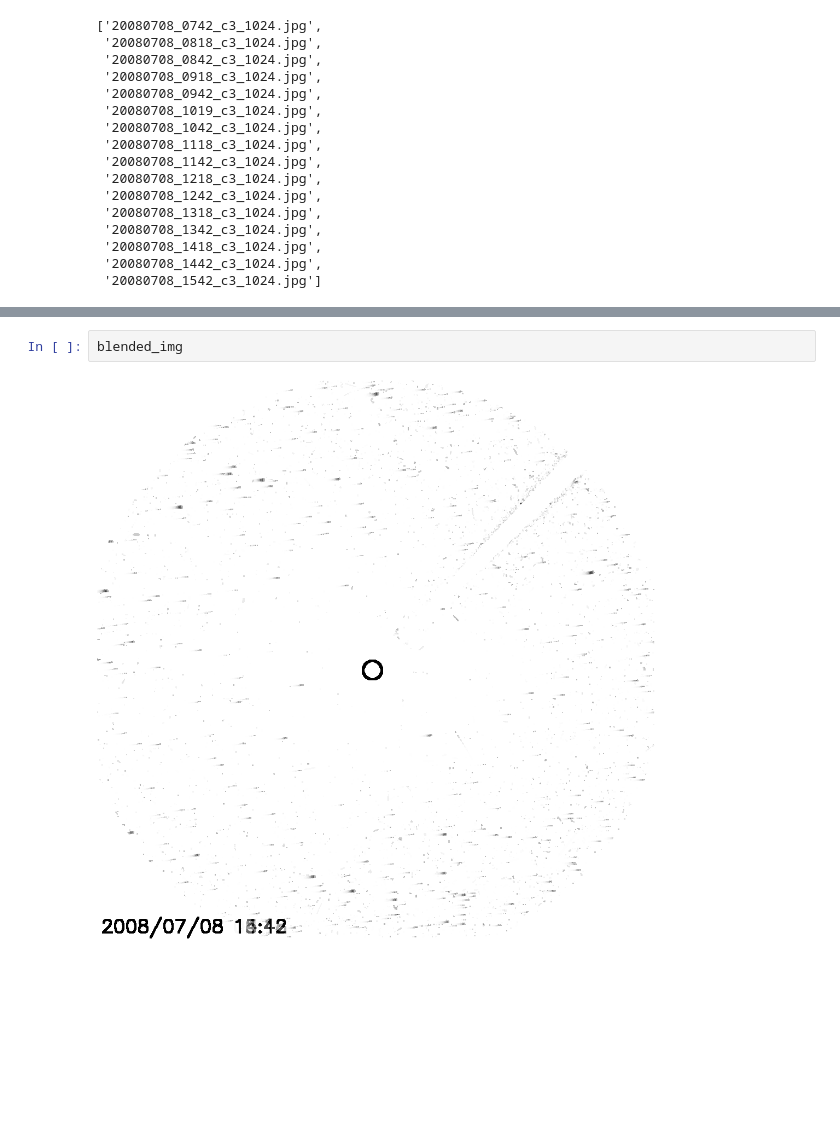
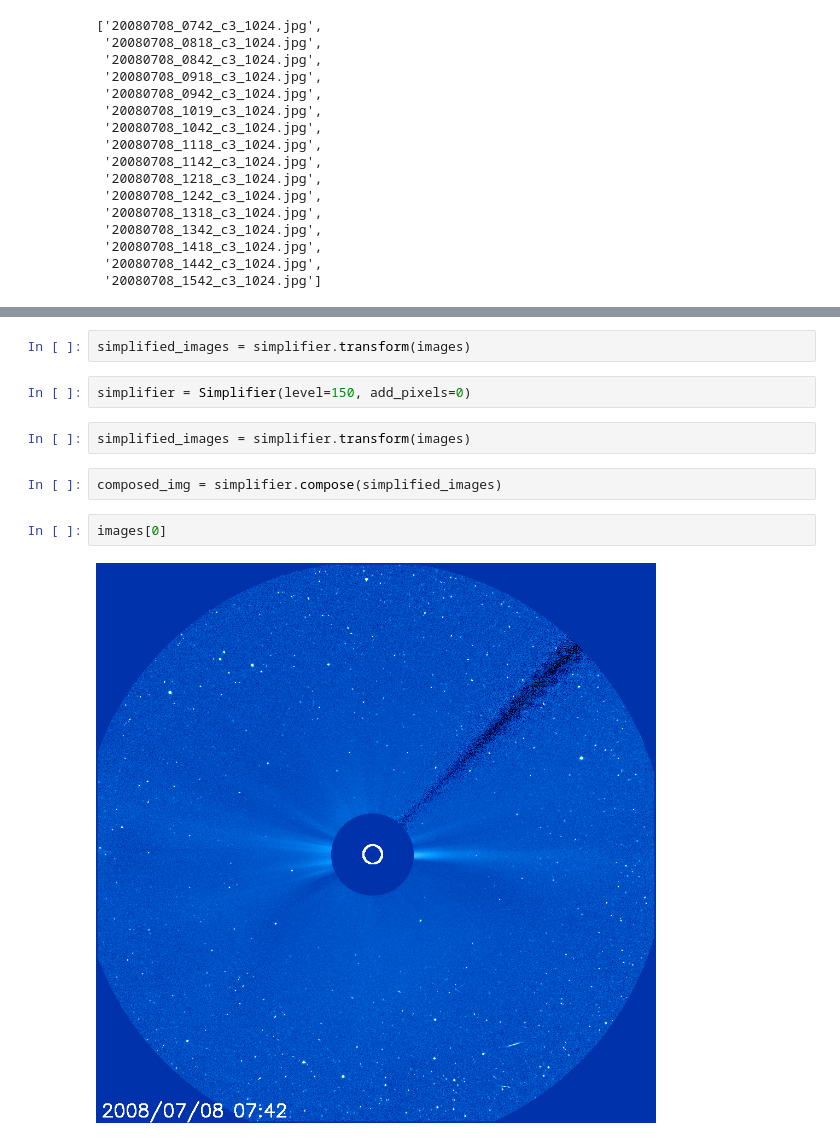
Before and after one commit to artkra/gecko, a Jupyter notebook: poc.ipynb, the cells around one changed output, grey strips where cells are left out. Saved outputs shown, nothing was run; the diff lists cells and outputs as text; blank space fills up the shorter version.

```diff
--- a/poc.ipynb
+++ b/poc.ipynb
@@ -101,4 +57,12 @@ blended_img = blender.blend([simplifier.transform(x) for x in images[:5]])
-# %%
-blended_img
-# %% [output]
-[figure, removed]
+# %%
+simplified_images = simplifier.transform(images)
+# %%
+simplifier = Simplifier(level=150, add_pixels=0)
+# %%
+simplified_images = simplifier.transform(images)
+# %%
+composed_img = simplifier.compose(simplified_images)
+# %%
+images[0]
+# %% [output]
+[figure, added]
```
Also changed, not shown: parts of 26 cells of this notebook, 2 other files.
